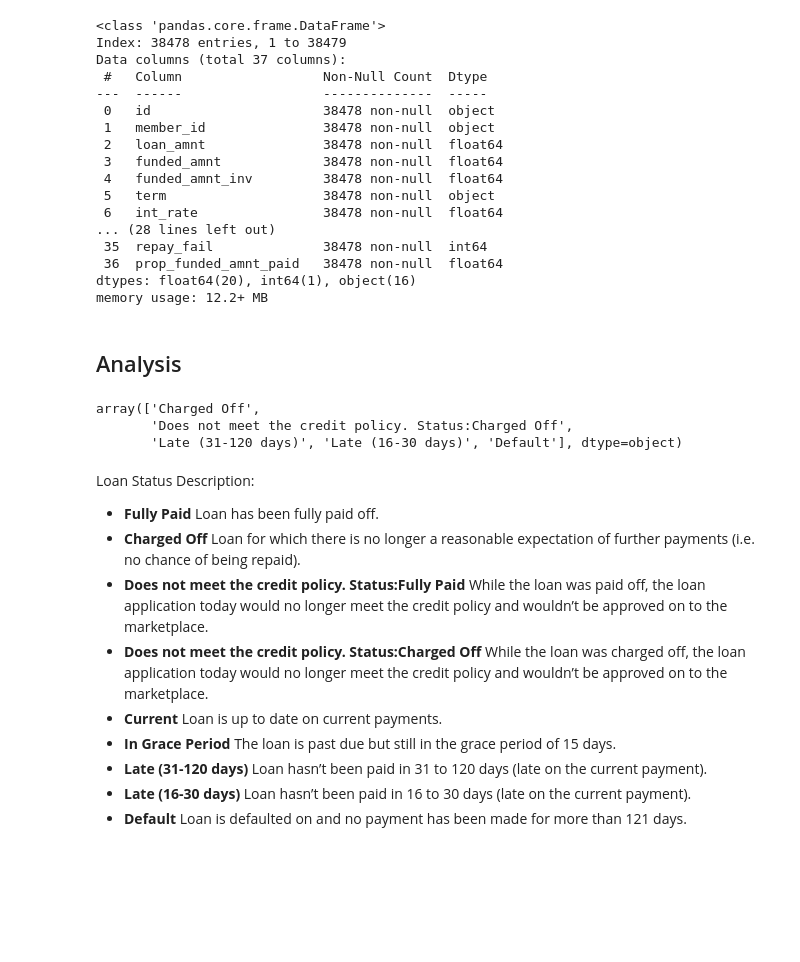
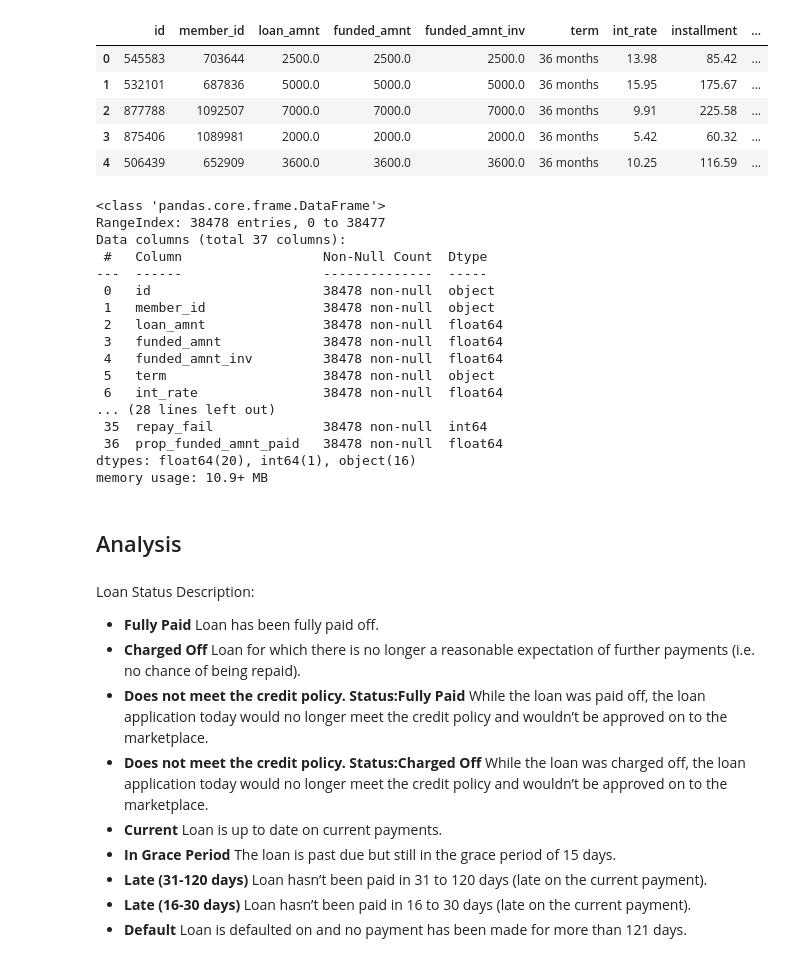
Before and after one commit to corinne-sandor/loan_repayment, a Jupyter notebook: notebooks/analysis.ipynb, the cells around one changed output. Saved outputs shown, nothing was run; the diff lists cells and outputs as text; code cells hidden in the pictures; blank space fills up the shorter version.

```diff
--- a/notebooks/analysis.ipynb
+++ b/notebooks/analysis.ipynb
@@ -6,6 +7,6 @@ import seaborn as sns
 
 %matplotlib inline
 # %%
-df = pd.read_csv('../data/Anonymize_Loan_Default_data.csv', encoding='unicode_escape')
+df = joblib.load('../data/clean_data.pkl')
 # display un-truncated columns when calling upon dataframe
 pd.set_option('display.max_columns', None)
@@ -46,8 +13,17 @@ df_wrangled
+# %%
+df.head()
+# %% [output]
+|  | id | member_id | loan_amnt | funded_amnt | funded_amnt_inv | term | int_rate | installment | ... |
+| 0 | 545583 | 703644 | 2500.0 | 2500.0 | 2500.0 | 36 months | 13.98 | 85.42 | ... |
+| 1 | 532101 | 687836 | 5000.0 | 5000.0 | 5000.0 | 36 months | 15.95 | 175.67 | ... |
+| 2 | 877788 | 1092507 | 7000.0 | 7000.0 | 7000.0 | 36 months | 9.91 | 225.58 | ... |
+| 3 | 875406 | 1089981 | 2000.0 | 2000.0 | 2000.0 | 36 months | 5.42 | 60.32 | ... |
+| 4 | 506439 | 652909 | 3600.0 | 3600.0 | 3600.0 | 36 months | 10.25 | 116.59 | ... |
 # %%
-df_wrangled.info()
+df.info()
 # %% [output]
 <class 'pandas.core.frame.DataFrame'>
-Index: 38478 entries, 1 to 38479
+RangeIndex: 38478 entries, 0 to 38477
 Data columns (total 37 columns):
  #   Column                  Non-Null Count  Dtype
 ---  ------                  --------------  -----
@@ -62,15 +38,9 @@ Data columns (total 37 columns):
  35  repay_fail              38478 non-null  int64
  36  prop_funded_amnt_paid   38478 non-null  float64
 dtypes: float64(20), int64(1), object(16)
-memory usage: 12.2+ MB
+memory usage: 10.9+ MB
 # %% [markdown]
 ## Analysis
-# %%
-data_repay_fail.loan_status.unique()
-# %% [output]
-array(['Charged Off',
-       'Does not meet the credit policy. Status:Charged Off',
-       'Late (31-120 days)', 'Late (16-30 days)', 'Default'], dtype=object)
 # %% [markdown]
 Loan Status Description:
 - **Fully Paid** Loan has been fully paid off.
```
Also changed, not shown: parts of 44 cells of this notebook, 8 other files.
